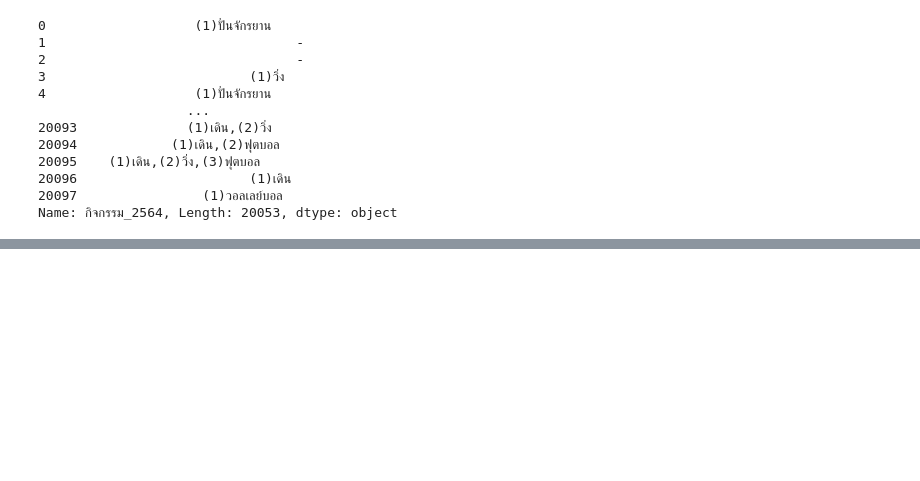
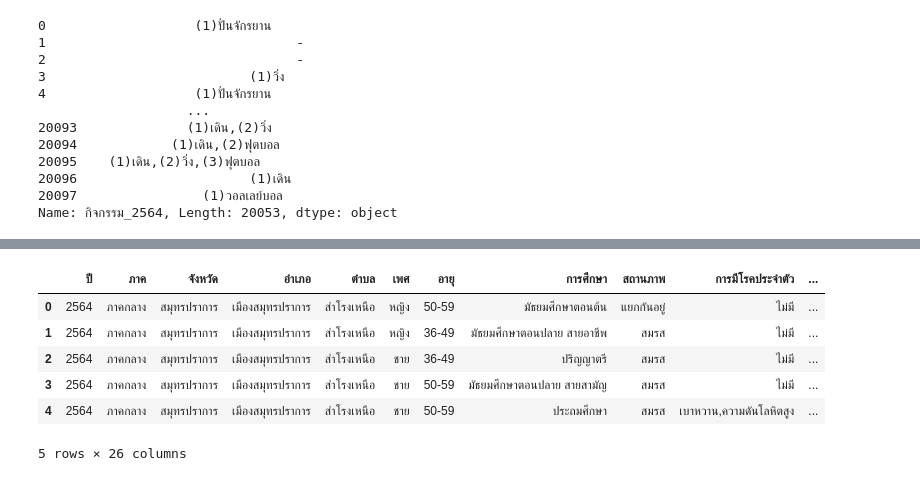
Before and after one commit to Tonry12/BSC_DPDM23, a Jupyter notebook: newasso.ipynb, the cells around one changed output, grey strips where cells are left out. Drawn from its saved outputs; the diff is of its cells as text; code cells hidden in the pictures; blank space fills up the shorter version.

```diff
--- a/newasso.ipynb
+++ b/newasso.ipynb
@@ -145,0 +164,11 @@ df_a['กิจกรรม_2564'] = cleaned_rows_2[0]
+# %%
+df_a['เวลา'] = ass_s2[0]
+df_a.head()
+# %% [output]
+|  | ปี | ภาค | จังหวัด | อำเภอ | ตำบล | เพศ | อายุ | การศึกษา | สถานภาพ | การมีโรคประจำตัว | ... |
+| 0 | 2564 | ภาคกลาง | สมุทรปราการ | เมืองสมุทรปราการ | สำโรงเหนือ | หญิง | 50-59 | มัธยมศึกษาตอนต้น | แยกกันอยู่ | ไม่มี | ... |
+| 1 | 2564 | ภาคกลาง | สมุทรปราการ | เมืองสมุทรปราการ | สำโรงเหนือ | หญิง | 36-49 | มัธยมศึกษาตอนปลาย สายอาชีพ | สมรส | ไม่มี | ... |
+| 2 | 2564 | ภาคกลาง | สมุทรปราการ | เมืองสมุทรปราการ | สำโรงเหนือ | ชาย | 36-49 | ปริญญาตรี | สมรส | ไม่มี | ... |
+| 3 | 2564 | ภาคกลาง | สมุทรปราการ | เมืองสมุทรปราการ | สำโรงเหนือ | ชาย | 50-59 | มัธยมศึกษาตอนปลาย สายสามัญ | สมรส | ไม่มี | ... |
+| 4 | 2564 | ภาคกลาง | สมุทรปราการ | เมืองสมุทรปราการ | สำโรงเหนือ | ชาย | 50-59 | ประถมศึกษา | สมรส | เบาหวาน,ความดันโลหิตสูง | ... |
+5 rows × 26 columns
```
Also changed, not shown: parts of 7 cells of this notebook.
